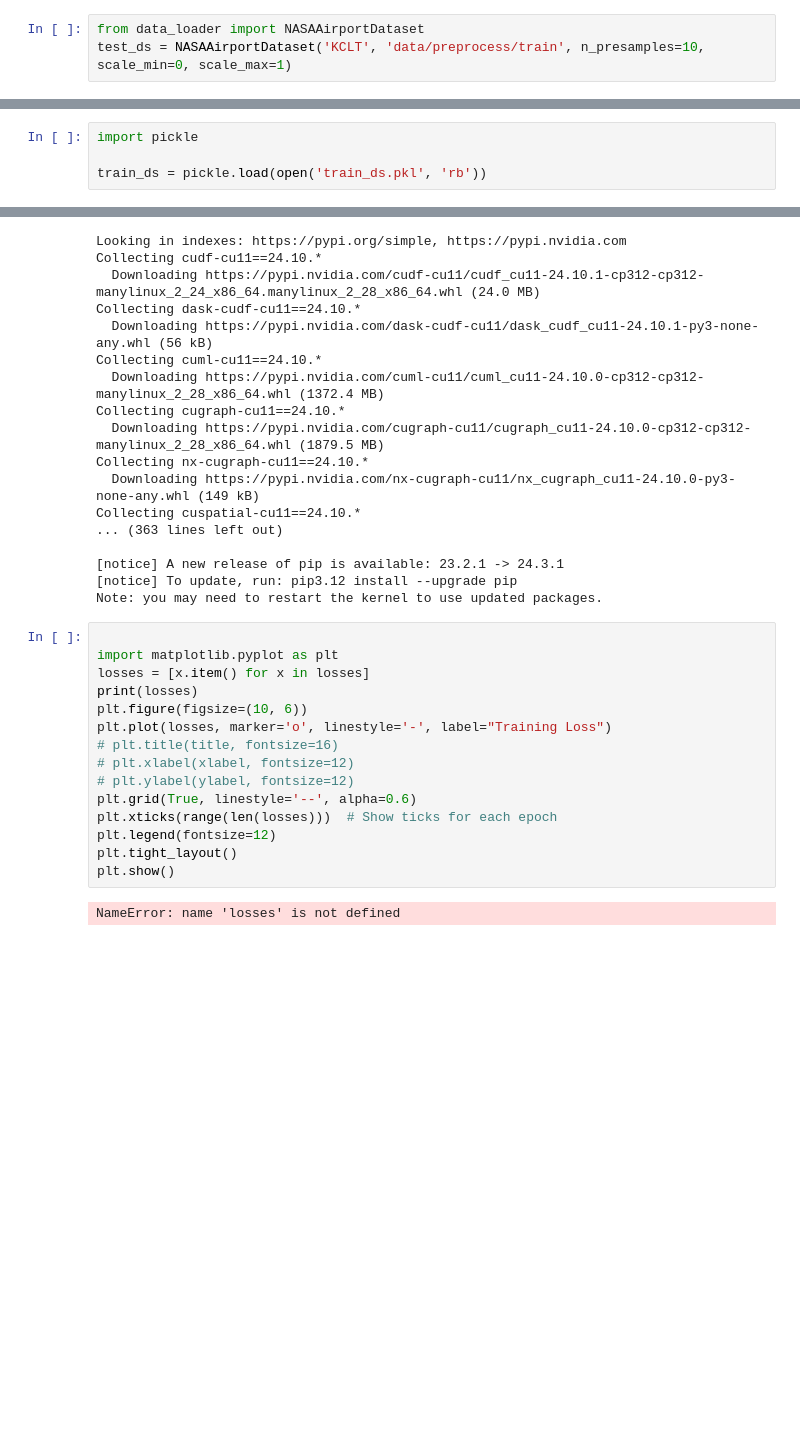
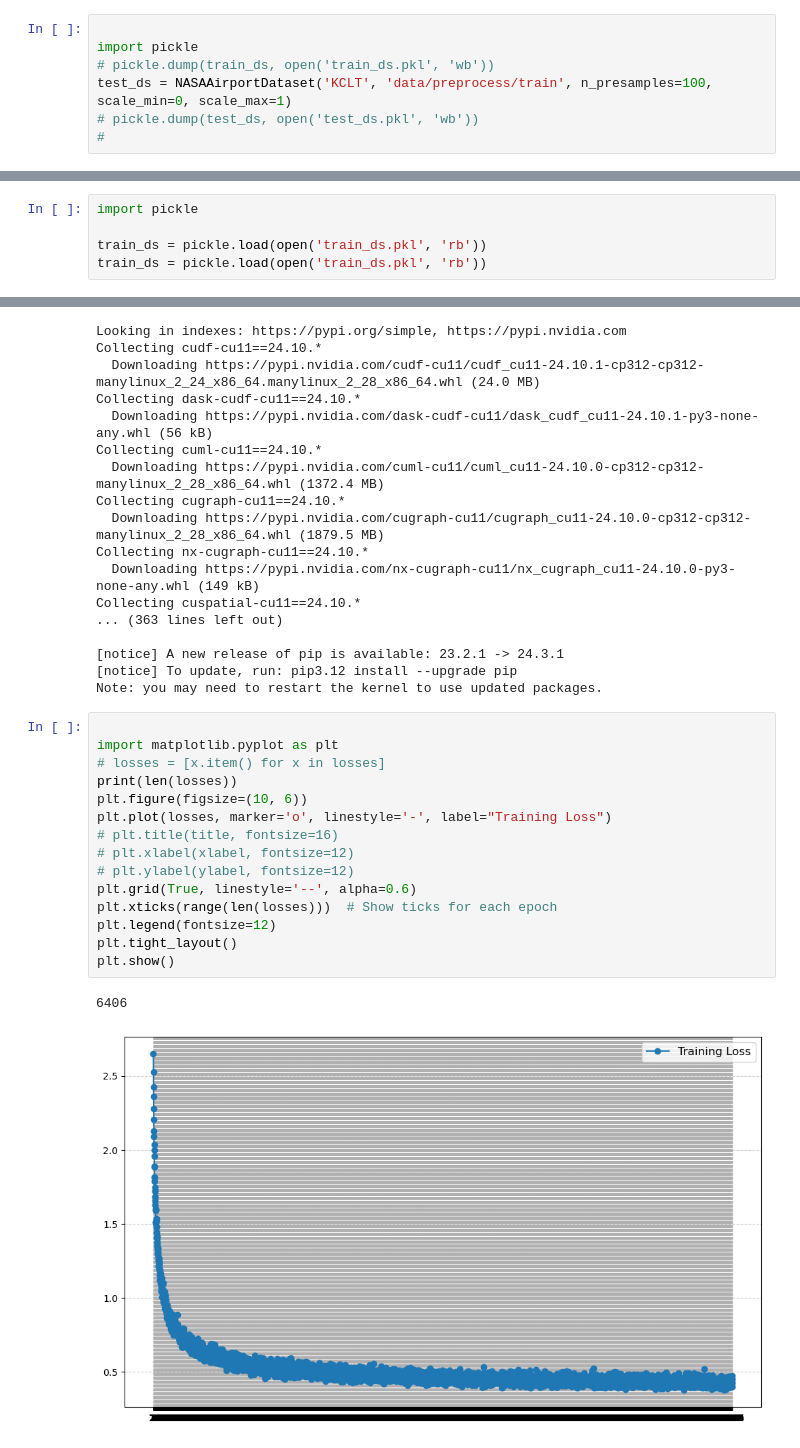
Before and after one commit to rakin374/523Proj, a Jupyter notebook: data_loader.ipynb, the cells around one changed output, grey strips where cells are left out. Drawn from its saved outputs; the diff is of its cells as text; blank space fills up the shorter version.

Commit message:
finalize data parsing

```diff
--- a/data_loader.ipynb
+++ b/data_loader.ipynb
@@ -53,7 +63,11 @@ normalizing numeric and categorical data
 gathering presamples ...
 # %%
-from data_loader import NASAAirportDataset
-test_ds = NASAAirportDataset('KCLT', 'data/preprocess/train', n_presamples=10, scale_min=0, scale_max=1)
+
+import pickle
+# pickle.dump(train_ds, open('train_ds.pkl', 'wb'))
+test_ds = NASAAirportDataset('KCLT', 'data/preprocess/train', n_presamples=100, scale_min=0, scale_max=1)
+# pickle.dump(test_ds, open('test_ds.pkl', 'wb'))
+#
 # %% [output]
 loading first position
 loading lamp
@@ -72,6 +85,7 @@ pickle.dump(test_ds, open('test_ds.pkl', 'wb'))
 import pickle
 
 train_ds = pickle.load(open('train_ds.pkl', 'rb'))
+train_ds = pickle.load(open('train_ds.pkl', 'rb'))
 # %%
 import torch
 import torch.nn as nn
@@ -302,17 +331,18 @@ Note: you may need to restart the kernel to use updated packages.
 # %%
 
 import matplotlib.pyplot as plt
-losses = [x.item() for x in losses]
-print(losses)
+# losses = [x.item() for x in losses]
+print(len(losses))
 plt.figure(figsize=(10, 6))
 plt.plot(losses, marker='o', linestyle='-', label="Training Loss")
 # plt.title(title, fontsize=16)
 # plt.xlabel(xlabel, fontsize=12)
 # plt.ylabel(ylabel, fontsize=12)
 plt.grid(True, linestyle='--', alpha=0.6)
 plt.xticks(range(len(losses)))  # Show ticks for each epoch
 plt.legend(fontsize=12)
 plt.tight_layout()
 plt.show()
 # %% [output]
-NameError: name 'losses' is not defined
+6406
+[figure, added]
```
Also changed, not shown: parts of 8 cells of this notebook, 1 other file.
